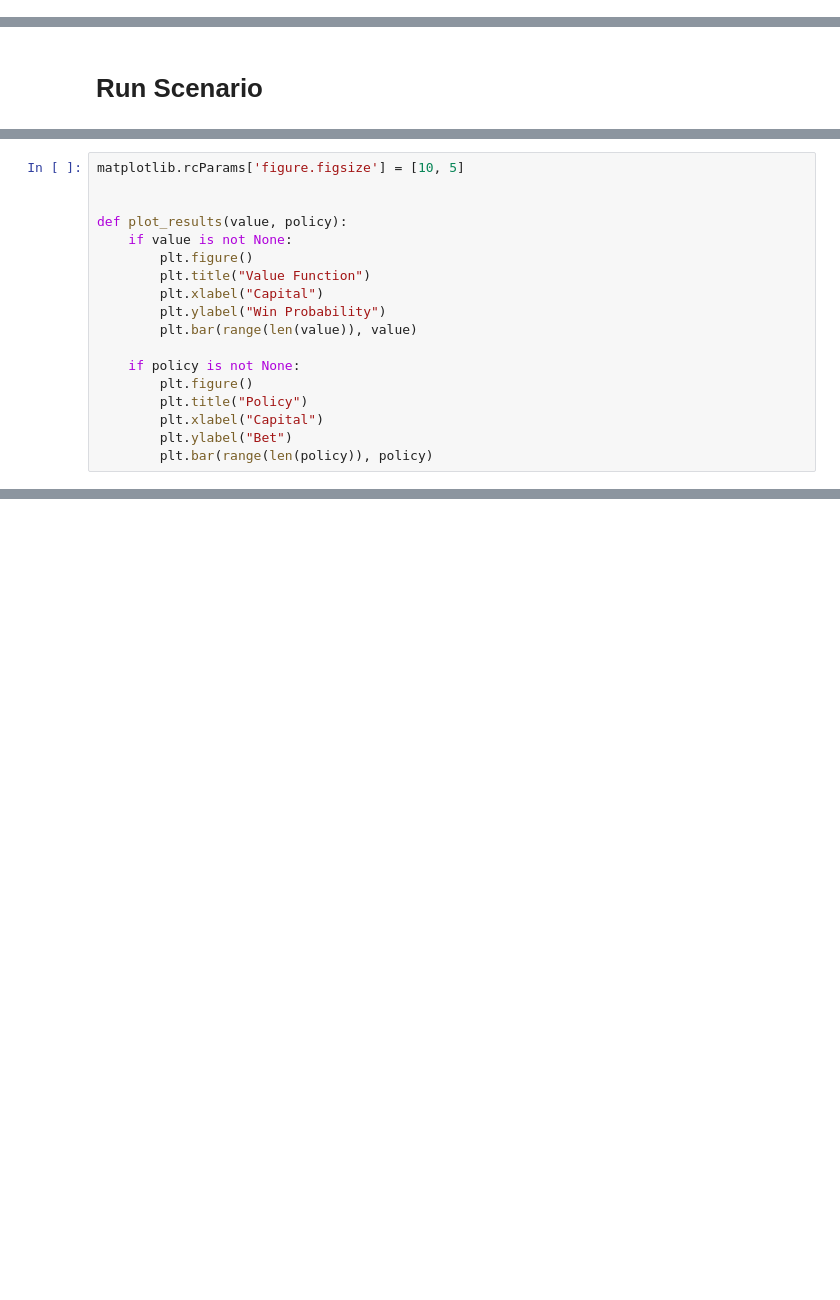
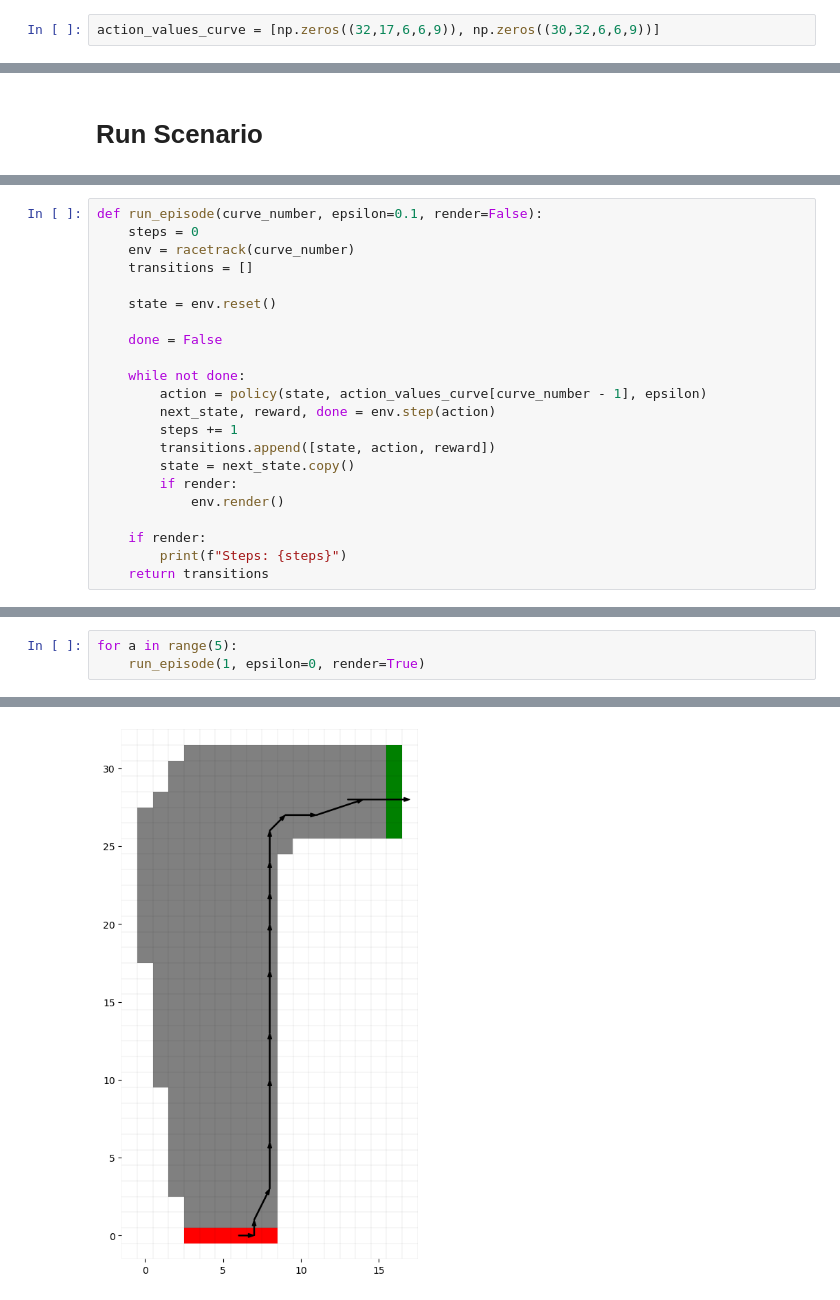
Before and after one commit to macacodigital/RL_Sutton_Barton_Studies, a Jupyter notebook: Chapter 5/Exercise-5_12.ipynb, the cells around one changed output, grey strips where cells are left out. Saved outputs shown, nothing was run; the diff lists cells and outputs as text; blank space fills up the shorter version.

```diff
--- a/Chapter 5/Exercise-5_12.ipynb
+++ b/Chapter 5/Exercise-5_12.ipynb
@@ -18 +34,3 @@ env = racetrack()
+# %%
+action_values_curve = [np.zeros((32,17,6,6,9)), np.zeros((30,32,6,6,9))]
 # %% [markdown]
@@ -50 +61,23 @@ plt.plot(capitals)
+# %%
+def run_episode(curve_number, epsilon=0.1, render=False):
+    steps = 0
+    env = racetrack(curve_number)
+    transitions = []
+
+    state = env.reset()
+
+    done = False
+
+    while not done:
+        action = policy(state, action_values_curve[curve_number - 1], epsilon)
+        next_state, reward, done = env.step(action)
+        steps += 1
+        transitions.append([state, action, reward])
+        state = next_state.copy()
+        if render:
+            env.render()
+
+    if render:
+        print(f"Steps: {steps}")
+    return transitions
 # %% [markdown]
@@ -75,18 +84,0 @@ env.reset()
-# %%
-matplotlib.rcParams['figure.figsize'] = [10, 5]
-
-
-def plot_results(value, policy):
-    if value is not None:
-        plt.figure()
-        plt.title("Value Function")
-        plt.xlabel("Capital")
-        plt.ylabel("Win Probability")
-        plt.bar(range(len(value)), value)
-
-    if policy is not None:
-        plt.figure()
-        plt.title("Policy")
-        plt.xlabel("Capital")
-        plt.ylabel("Bet")
-        plt.bar(range(len(policy)), policy)
@@ -181,0 +155,4 @@ plot_results(state_values, policy_vector)
+# %%
+for a in range(5):
+    run_episode(1, epsilon=0, render=True)
+# %% [output]
@@ -181,0 +164 @@ plot_results(state_values, policy_vector)
+[figure, added]
```
Also changed, not shown: parts of 36 cells of this notebook, 4 other files.
